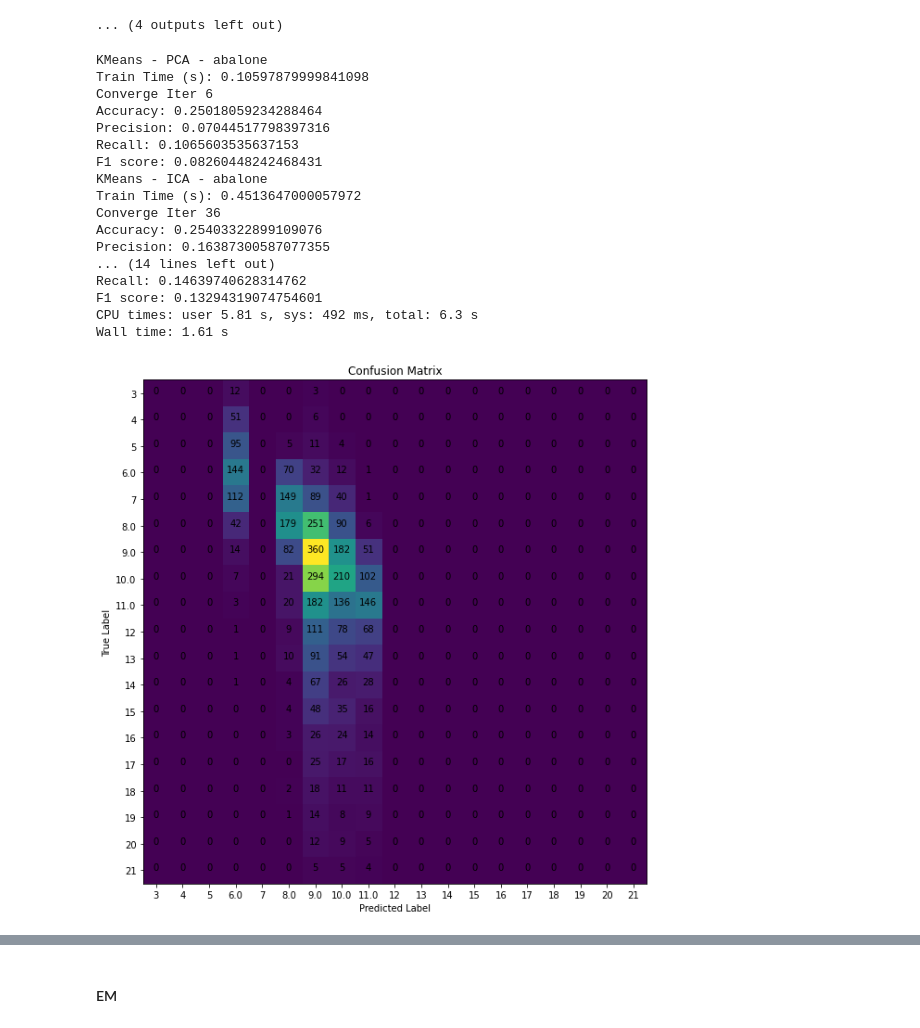
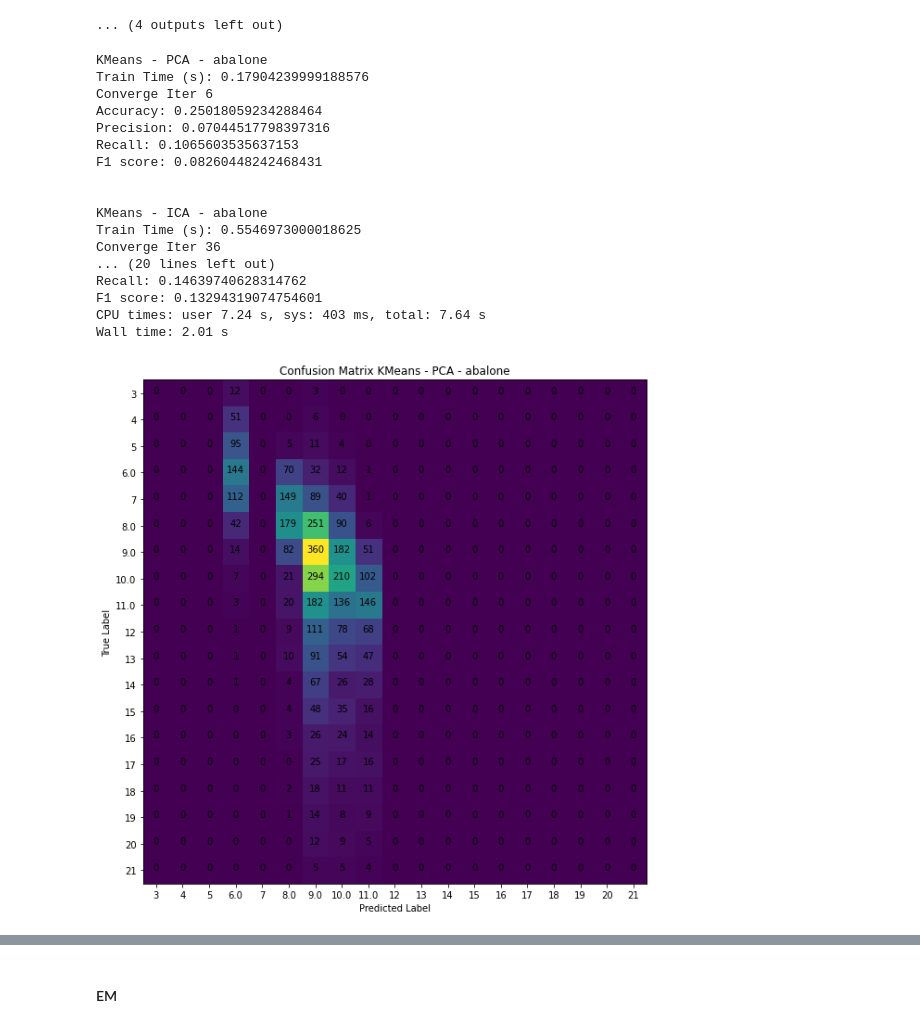
Before and after one commit to TheodoreNguyen/CS7641, a Jupyter notebook: proj3/proj3.ipynb, the cells around one changed output, grey strips where cells are left out. Drawn from its saved outputs; the diff is of its cells as text; code cells hidden in the pictures.

Commit message:
allowed adding header to some confusion matrices

```diff
--- a/proj3/proj3.ipynb
+++ b/proj3/proj3.ipynb
@@ -504,11 +504,11 @@ From Using Elbow method on Silhouette score,
 
     Using Num dist = 7 and 40 for EM on the Abalone and Wine datasets, respectively.
 # %%
-def show_CM(conf_matrix, classes):
+def show_CM(conf_matrix, classes, name):
 
     plt.subplots(figsize=(10, 10))
     plt.imshow(conf_matrix)
-    plt.title("Confusion Matrix")
+    plt.title("Confusion Matrix " + name)
     tick_marks = np.arange(len(classes))
     plt.xticks(tick_marks, classes)
     plt.yticks(tick_marks, classes)
@@ -522,7 +522,7 @@ def show_CM(conf_matrix, classes):
     plt.ylabel('True Label')
     plt.xlabel('Predicted Label')
 
-def Eval(algorithm, x, y):
+def Eval(algorithm, x, y, name):
 
     start = timeit.default_timer()
     evaluator = algorithm.fit(x)
@@ -536,7 +536,7 @@ def Eval(algorithm, x, y):
     f1 = f1_score(y, y_vote, average='macro')
     precision = precision_score(y, y_vote, average='macro')
     recall = recall_score(y, y_vote, average='macro')
-
+    print(name)
     print("Train Time (s): " + str(trainTime))
     print("Converge Iter " + str(algorithm.n_iter_))
     print("Accuracy: " +  str(accuracy))
@@ -546,7 +546,7 @@ def Eval(algorithm, x, y):
 
     cm = confusion_matrix(y, y_vote)
     classes = set(list(set(y_vote)) + list(set(y)))
-    show_CM(cm, classes)
+    show_CM(cm, classes, name)
 # %% [markdown]
 ## Eval on best param
 # %%
@@ -806,34 +810,34 @@ plot_iterator(kmeans_a_grp[0], 'k', 'K-means', 'Abalone GRP') # 30
 ... (4 outputs left out)
 # %%
 %%time
-print("KMeans - PCA - abalone")
+print("\n")
 params_kmeans['n_clusters'] = 10
-Eval(KMeans(**params_kmeans), X_a_pca, Y_a)
-print("KMeans - ICA - abalone")
+Eval(KMeans(**params_kmeans), X_a_pca, Y_a, "KMeans - PCA - abalone")
+print("\n")
 params_kmeans['n_clusters'] = 30
-Eval(KMeans(**params_kmeans), X_a_ica, Y_a)
-print("KMeans - SRP - abalone")
+Eval(KMeans(**params_kmeans), X_a_ica, Y_a, "KMeans - ICA - abalone")
+print("\n")
 params_kmeans['n_clusters'] = 30
-Eval(KMeans(**params_kmeans), X_a_srp, Y_a)
-print("KMeans - GRP - wine")
+Eval(KMeans(**params_kmeans), X_a_srp, Y_a, "KMeans - SRP - abalone")
+print("\n")
 params_kmeans['n_clusters'] = 30
-Eval(KMeans(**params_kmeans), X_a_grp, Y_a)
+Eval(KMeans(**params_kmeans), X_a_grp, Y_a, "KMeans - GRP - abalone")
 # %% [output]
 KMeans - PCA - abalone
-Train Time (s): 0.10597879999841098
+Train Time (s): 0.17904239999188576
 Converge Iter 6
 Accuracy: 0.25018059234288464
 Precision: 0.07044517798397316
 Recall: 0.1065603535637153
 F1 score: 0.08260448242468431
+
+
 KMeans - ICA - abalone
-Train Time (s): 0.4513647000057972
+Train Time (s): 0.5546973000018625
 Converge Iter 36
-Accuracy: 0.25403322899109076
-Precision: 0.16387300587077355
-... (14 lines left out)
+... (20 lines left out)
 Recall: 0.14639740628314762
 F1 score: 0.13294319074754601
-CPU times: user 5.81 s, sys: 492 ms, total: 6.3 s
-Wall time: 1.61 s
+CPU times: user 7.24 s, sys: 403 ms, total: 7.64 s
+Wall time: 2.01 s
-[figure, old version]
+[figure, new version]
```
Also changed, not shown: parts of 9 cells of this notebook.
